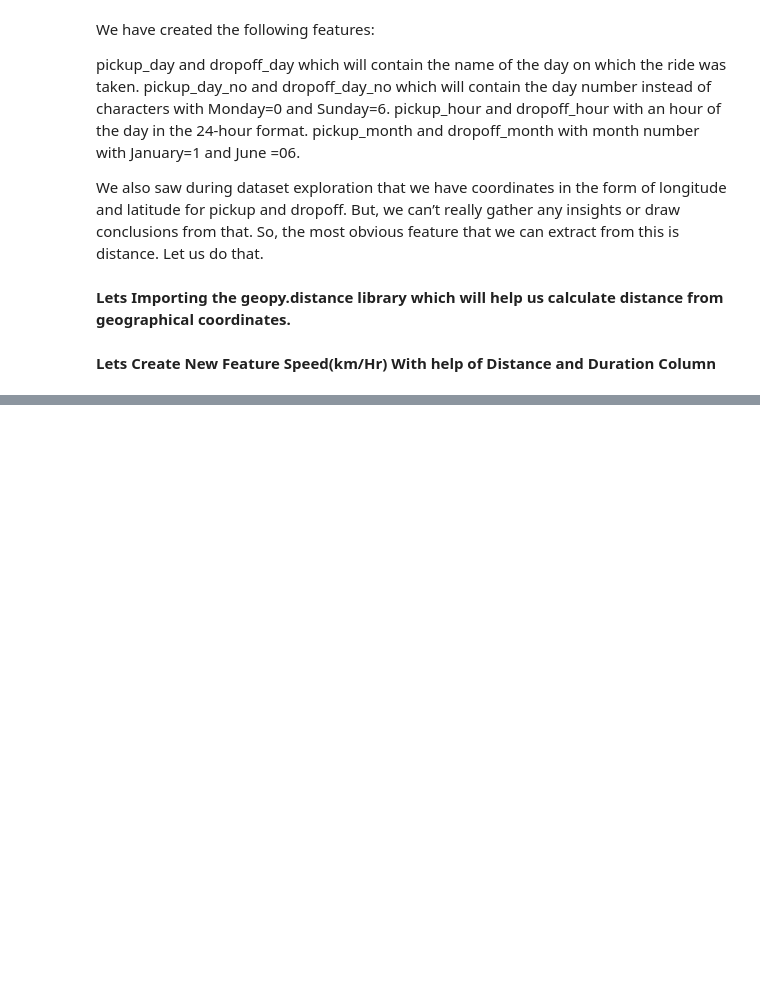
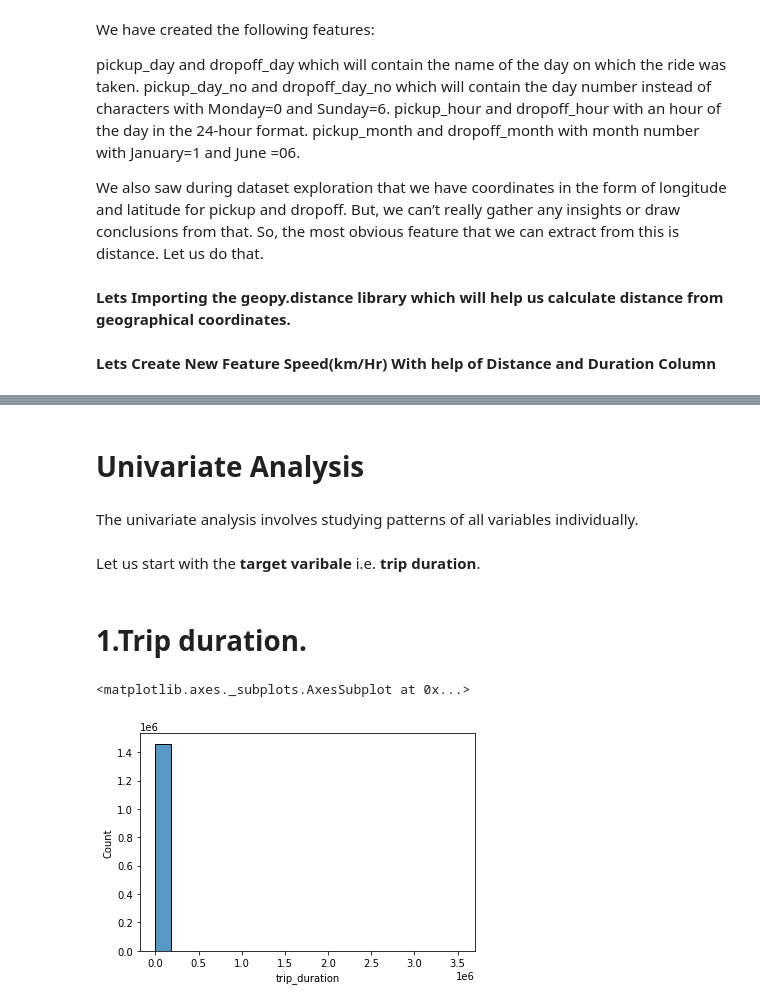
Before and after one commit to ankur727/NYC_Taxi_Trip_Time_Prediction, a Jupyter notebook: NYC_Taxi_Trip_Time_Prediction_Capstone_Project.ipynb, the cells around one changed output, grey strips where cells are left out. Drawn from its saved outputs; the diff is of its cells as text; code cells hidden in the pictures; blank space fills up the shorter version.

```diff
--- a/NYC_Taxi_Trip_Time_Prediction_Capstone_Project.ipynb
+++ b/NYC_Taxi_Trip_Time_Prediction_Capstone_Project.ipynb
@@ -231,0 +242,15 @@ nyc_taxi['speed'] = (nyc_taxi.distance*3600/(nyc_taxi.trip_duration))
+# %%
+#Dividing 24 hours into four parts
+def time_of_day(x):
+    if x in range(6,12):
+        return 'Morning'
+    elif x in range(12,16):
+        return 'Afternoon'
+    elif x in range(16,22):
+        return 'Evening'
+    else:
+        return 'Late night'
+# %%
+#Now let us apply this function and create new columns in the dataset.
+nyc_taxi['pickup_timeofday'] = nyc_taxi['pickup_hour'].apply(time_of_day)
+nyc_taxi['dropoff_timeofday']=nyc_taxi['dropoff_hour'].apply(time_of_day)
@@ -231,0 +288,14 @@ nyc_taxi['speed'] = (nyc_taxi.distance*3600/(nyc_taxi.trip_duration))
+# %% [markdown]
+# **Univariate Analysis**
+# %% [markdown]
+The univariate analysis involves studying patterns of all variables individually.
+# %% [markdown]
+Let us start with the **target varibale** i.e. **trip duration**.
+# %% [markdown]
+# **1.Trip duration.**
+# %%
+#Plotting histogram of trip duration
+sns.histplot(nyc_taxi['trip_duration'],kde=False,bins=20)
+# %% [output]
+<matplotlib.axes._subplots.AxesSubplot at 0x...>
+[figure, added]
```
Also changed, not shown: parts of 24 cells of this notebook.
